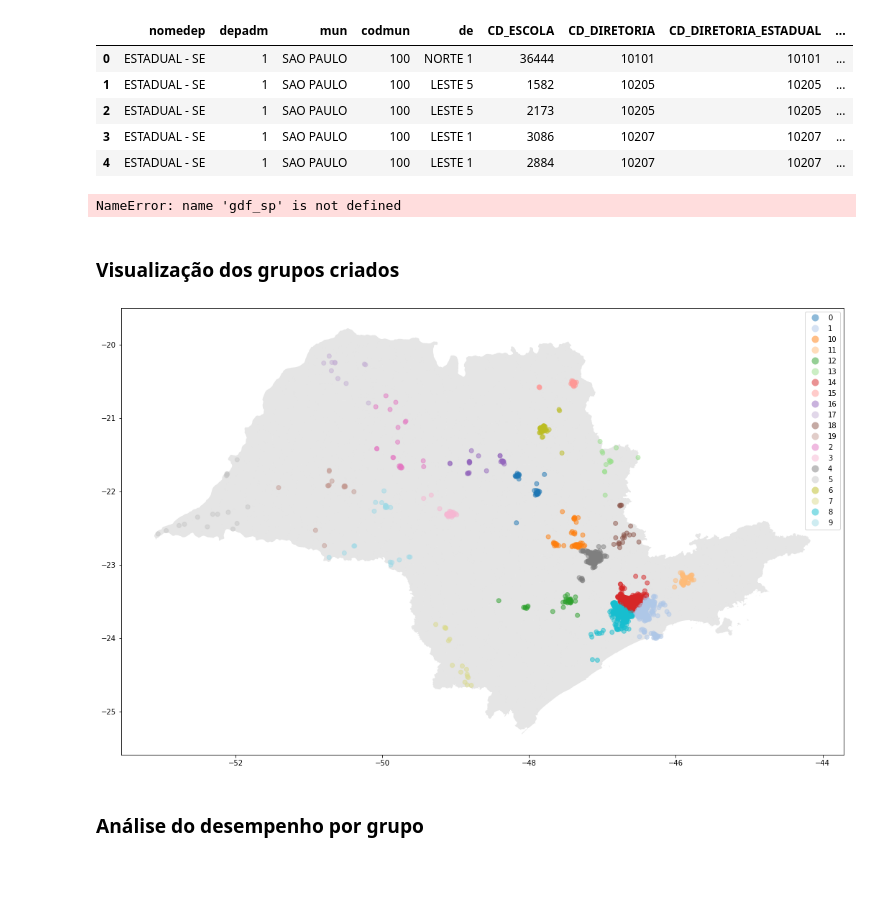
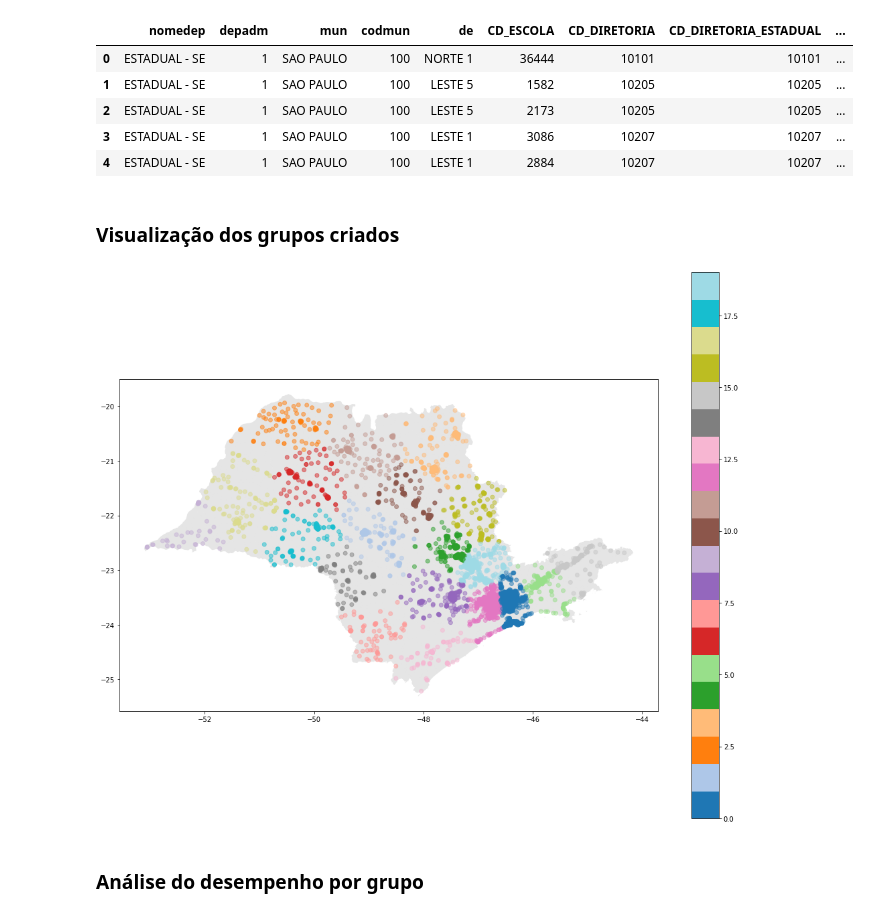
Before and after one commit to miltongneto/Education-SP-BR, a Jupyter notebook: notebooks/01-eda-localizacao.ipynb, the cells around one changed output. Saved outputs shown, nothing was run; the diff lists cells and outputs as text; code cells hidden in the pictures; blank space fills up the shorter version.

Commit message:
Plot clusters in map

```diff
--- a/notebooks/01-eda-localizacao.ipynb
+++ b/notebooks/01-eda-localizacao.ipynb
@@ -231,7 +200,7 @@ from sklearn.cluster import KMeans
 # %%
 kmeans = KMeans(n_clusters=20, n_jobs=-1)
 # %%
-df_coordenadas = gdf_escolas_5_mat[['LONGITUDE', 'LATITUDE']]
+df_coordenadas = data[['LONGITUDE', 'LATITUDE']]
 # %%
 clusters = kmeans.fit_predict(df_coordenadas)
 # %%
@@ -260,20 +229,15 @@ df_result.head()
 | 4 | ESTADUAL - SE | 1 | SAO PAULO | 100 | LESTE 1 | 2884 | 10207 | 10207 | ... |
 # %%
 df_result['CLUSTER'] = df_result['CLUSTER'].astype(str)
-# %%
-ax = gdf_sp.plot(figsize=(18, 15), color='gray', alpha=0.2)
-df_result.plot(column='CLUSTER', cmap='tab20', figsize=(18, 15), ax=ax, alpha=0.5, legend=True)
-plt.show()
-# %% [output]
-NameError: name 'gdf_sp' is not defined
 # %% [markdown]
 ### Visualização dos grupos criados
 # %%
+gdf_result = gpd.GeoDataFrame(df_result, geometry='Points')
 ax = gdf_sp.plot(figsize=(18, 15), color='gray', alpha=0.2)
-df_result.plot(column='CLUSTER', cmap='tab20', figsize=(18, 15), ax=ax, alpha=0.5, legend=True)
+gdf_result.plot(column='CLUSTER', cmap='tab20', figsize=(18, 15), ax=ax, alpha=0.5, legend=True)
 plt.show()
 # %% [output]
-[figure, old version]
+[figure, new version]
 # %% [markdown]
 ### Análise do desempenho por grupo
 # %%
```
Also changed, not shown: parts of 9 cells of this notebook.
